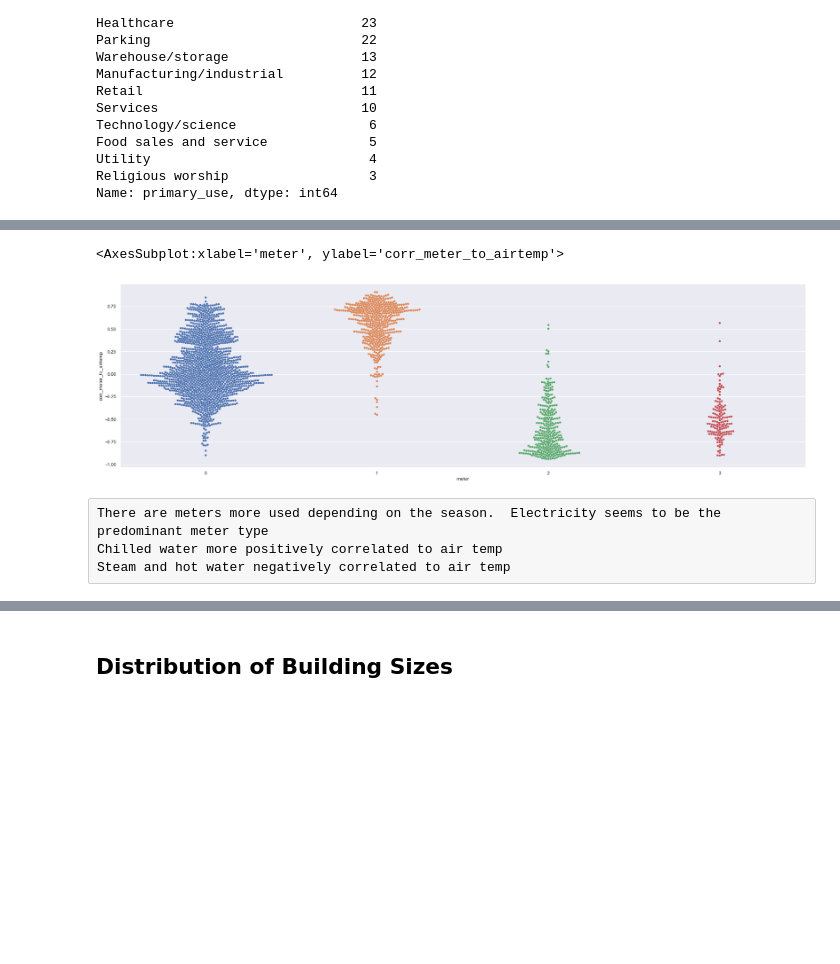
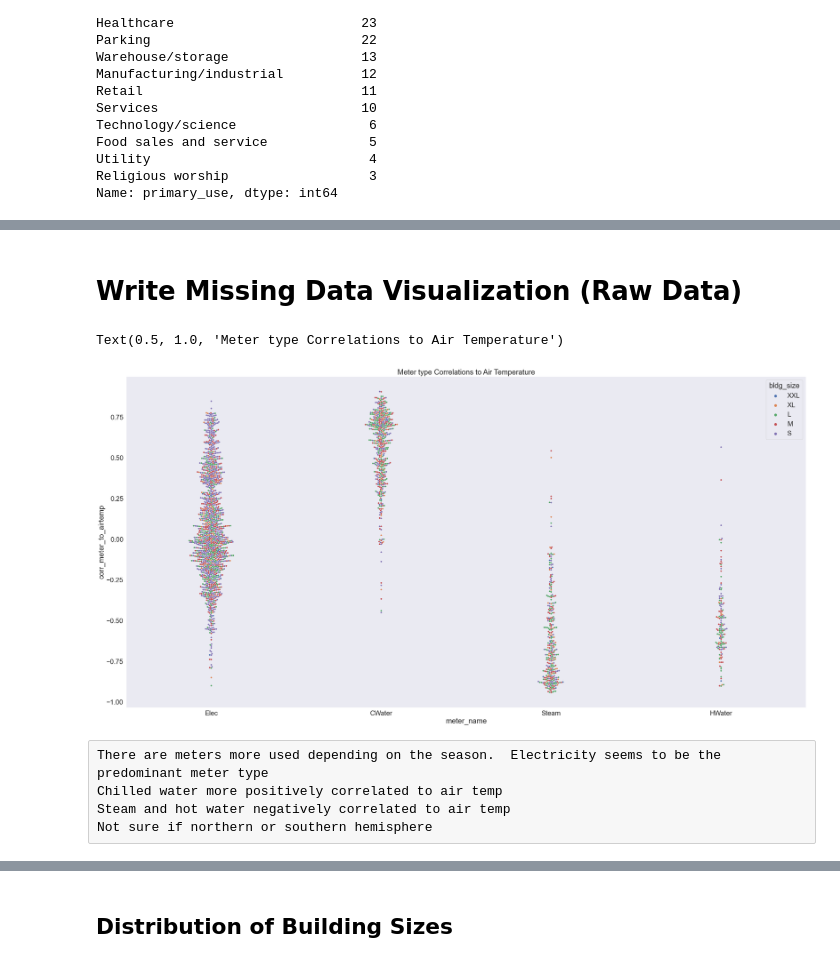
Before and after one commit to mikesbin99/Springboard_Capstone_Energy, a Jupyter notebook: EDA_11.5.ipynb, the cells around one changed output, grey strips where cells are left out. Cells and saved outputs as stored; diff of their text form; code cells hidden in the pictures; blank space fills up the shorter version.

Commit message:
20210822 - Modeling updates
Added deeper cleanup to loaded pickle files representing building-meter combos

```diff
--- a/EDA_11.5.ipynb
+++ b/EDA_11.5.ipynb
@@ -142,14 +163,15 @@ corr_meter_to_spring = []
 corr_meter_to_summer = []
 corr_meter_to_fall = []
 
+meters = []
 sq_ft = []
+s_id = []
 flr_ct = []
+b_size = []
+w_day = []
+season = []
 
-meters_avail = []
-meter_0 = []
-meter_1 = []
-meter_2 = []
-meter_3 = []
+m_name = []
 
 # Iterate over each file in the buildings for each meter
 for f in files:
@@ -170,8 +192,25 @@ for f in files:
     meter = df_sample.iloc[0]['meter']
     meters.append(meter)
 
+    if meter == 0:
+        met = 'Elec'
+    elif meter == 1:
+        met = 'CWater'
+    elif meter == 2:
+        met = 'Steam'
+    elif meter == 3:
+        met = 'HWater'
+
+    m_name.append(met)
+
     # Get the squft
     sq_ft.append(df_bldg[df_bldg['building_id'] == bldg].iloc[0]['square_feet'])
+
+    # Get building size
+    b_size.append(df_bldg[df_bldg['building_id'] == bldg].iloc[0]['bldg_size'])
+
+    # Put Site Id
+    s_id.append(df_bldg[df_bldg['building_id'] == bldg].iloc[0]['site_id'])
 
     # Get the flr ct
     flr_ct.append(df_bldg[df_bldg['building_id'] == bldg].iloc[0]['floor_count'])
@@ -246,7 +285,10 @@ bldg_dict['corr_meter_to_airtemp_summer'] = corr_meter_to_summer
 bldg_dict['corr_meter_to_airtemp_fall'] = corr_meter_to_fall
 
 bldg_dict['square_feet'] = sq_ft
+bldg_dict['site_id'] = s_id
 bldg_dict['floor_count'] = flr_ct
+bldg_dict['bldg_size'] = b_size
+bldg_dict['meter_name'] = m_name
 
 df_bldg_stats = pd.DataFrame(bldg_dict).sort_values(by=['per_data','building'],ascending=False)
 df_bldg_stats.reset_index(inplace=True,drop=True)
@@ -262,0 +312,2 @@ df_bldg_stats.head(5)
+# %% [markdown]
+# Write Missing Data Visualization (Raw Data)
@@ -263,13 +349,13 @@ df_bldg_stats.head(5)
 # %%
 # Correlation of Meter Type to Airtemperature
-sns.set(rc={'figure.figsize':(30,8.27)})
-sns.swarmplot(data=df_bldg_stats,x='meter',y='corr_meter_to_airtemp')
-
-# 0: Electricity 1: chilledwater 2: steam 3: hotwater
+sns.set(context='notebook', style='dark', palette='deep', font='sans-serif', font_scale=2, color_codes=False, rc={'figure.figsize':(40,20)})
+sns.swarmplot(data=df_bldg_stats,x='meter_name',y='corr_meter_to_airtemp',hue='bldg_size',
+              hue_order=['XXL', 'XL', 'L', 'M', 'S']).set_title('Meter type Correlations to Air Temperature')
 # %% [output]
-<AxesSubplot:xlabel='meter', ylabel='corr_meter_to_airtemp'>
+Text(0.5, 1.0, 'Meter type Correlations to Air Temperature')
-[figure, old version]
+[figure, new version]
 # %% [raw]
 There are meters more used depending on the season.  Electricity seems to be the predominant meter type
 Chilled water more positively correlated to air temp
 Steam and hot water negatively correlated to air temp
+Not sure if northern or southern hemisphere
```
Also changed, not shown: parts of 23 cells of this notebook, 3 other files.
